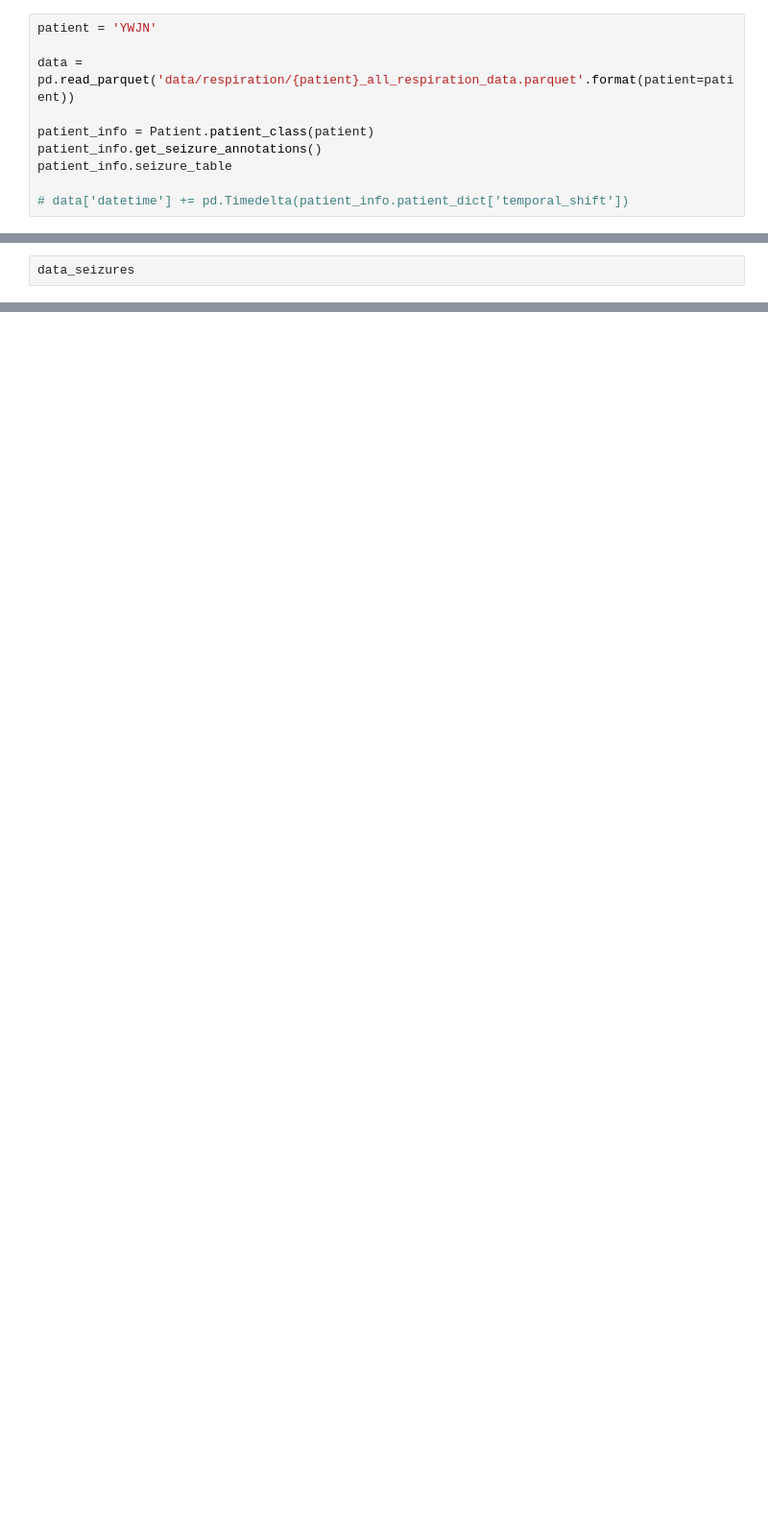
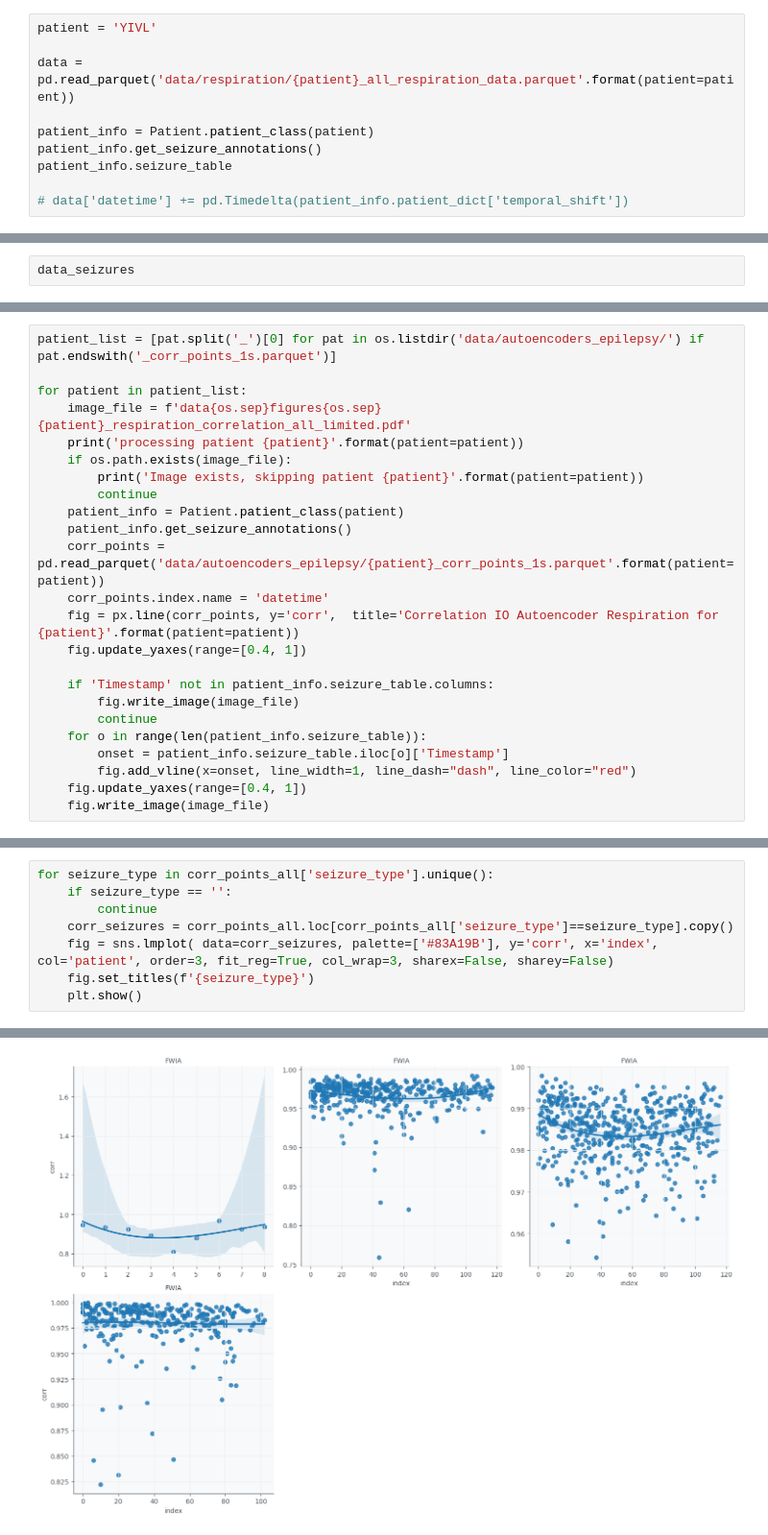
Before and after one commit to MarianaAbreu/preepiseizures, a Jupyter notebook: sudep_analysis/patient_ae_apnea_eval.ipynb, the cells around one changed output, grey strips where cells are left out. Shown at 96% size. Drawn from its saved outputs; the diff is of its cells as text; blank space fills up the shorter version.

Commit message:
Updates to respiration analysis

```diff
--- a/sudep_analysis/patient_ae_apnea_eval.ipynb
+++ b/sudep_analysis/patient_ae_apnea_eval.ipynb
@@ -14,7 +14,7 @@ import seaborn as sns
 from preepiseizures.src import Patient, biosignal_processing
 import Respiration_2023
 # %%
-patient = 'YWJN'
+patient = 'YIVL'
 
 data = pd.read_parquet('data/respiration/{patient}_all_respiration_data.parquet'.format(patient=patient))
 
@@ -205,0 +139,24 @@ patient_info.seizure_table
+# %%
+patient_list = [pat.split('_')[0] for pat in os.listdir('data/autoencoders_epilepsy/') if pat.endswith('_corr_points_1s.parquet')]
+
+for patient in patient_list:
+    image_file = f'data{os.sep}figures{os.sep}{patient}_respiration_correlation_all_limited.pdf'
+    print('processing patient {patient}'.format(patient=patient))
+    if os.path.exists(image_file):
+        print('Image exists, skipping patient {patient}'.format(patient=patient))
+        continue
+    patient_info = Patient.patient_class(patient)
+    patient_info.get_seizure_annotations()
+    corr_points = pd.read_parquet('data/autoencoders_epilepsy/{patient}_corr_points_1s.parquet'.format(patient=patient))
+    corr_points.index.name = 'datetime'
+    fig = px.line(corr_points, y='corr',  title='Correlation IO Autoencoder Respiration for {patient}'.format(patient=patient))
+    fig.update_yaxes(range=[0.4, 1])
+
+    if 'Timestamp' not in patient_info.seizure_table.columns:
+        fig.write_image(image_file)
+        continue
+    for o in range(len(patient_info.seizure_table)):
+        onset = patient_info.seizure_table.iloc[o]['Timestamp']
+        fig.add_vline(x=onset, line_width=1, line_dash="dash", line_color="red")
+    fig.update_yaxes(range=[0.4, 1])
+    fig.write_image(image_file)
@@ -205,0 +223,9 @@ patient_info.seizure_table
+# %%
+for seizure_type in corr_points_all['seizure_type'].unique():
+    if seizure_type == '':
+        continue
+    corr_seizures = corr_points_all.loc[corr_points_all['seizure_type']==seizure_type].copy()
+    fig = sns.lmplot( data=corr_seizures, palette=['#83A19B'], y='corr', x='index', col='patient', order=3, fit_reg=True, col_wrap=3, sharex=False, sharey=False)
+    fig.set_titles(f'{seizure_type}')
+    plt.show()
+# %% [output]
@@ -205,0 +251 @@ patient_info.seizure_table
+[figure, added]
```
Also changed, not shown: parts of 13 cells of this notebook, 2 other files.
